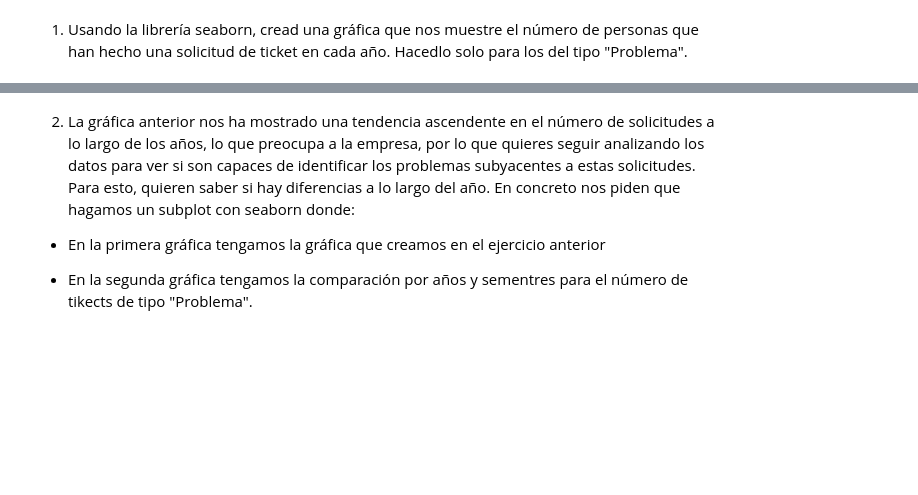
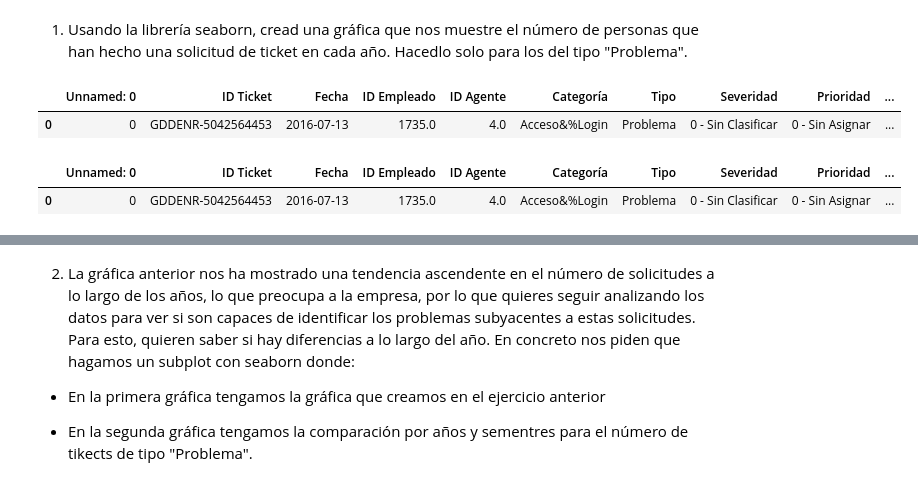
Before and after one commit to Adalab/Adalab-promo-d-da-modulo2-sprint1-Iris-Elisa, a Jupyter notebook: visualizacion/seaborn.ipynb, the cells around one changed output, grey strips where cells are left out. Saved outputs shown, nothing was run; the diff lists cells and outputs as text; code cells hidden in the pictures; blank space fills up the shorter version.

```diff
--- a/visualizacion/seaborn.ipynb
+++ b/visualizacion/seaborn.ipynb
@@ -2,3 +6,9 @@
  Trabajaremos con el csv que generamos en el ejercicio de pair programming de Pandas V
 # %% [markdown]
 1. Usando la librería seaborn, cread una gráfica que nos muestre el número de personas que han hecho una solicitud de ticket en cada año. Hacedlo solo para los del tipo "Problema".
+# %%
+df = pd.read_csv("datos/concatenado.csv")
+df.head(1)
+# %% [output]
+|  | Unnamed: 0 | ID Ticket | Fecha | ID Empleado | ID Agente | Categoría | Tipo | Severidad | Prioridad | ... |
+| 0 | 0 | GDDENR-5042564453 | 2016-07-13 | 1735.0 | 4.0 | Acceso&%Login | Problema | 0 - Sin Clasificar | 0 - Sin Asignar | ... |
@@ -4,0 +18,6 @@
+# %%
+prob = df[df['Tipo'] == 'Problema']
+prob.head(1)
+# %% [output]
+|  | Unnamed: 0 | ID Ticket | Fecha | ID Empleado | ID Agente | Categoría | Tipo | Severidad | Prioridad | ... |
+| 0 | 0 | GDDENR-5042564453 | 2016-07-13 | 1735.0 | 4.0 | Acceso&%Login | Problema | 0 - Sin Clasificar | 0 - Sin Asignar | ... |
```
Also changed, not shown: parts of 5 cells of this notebook.
